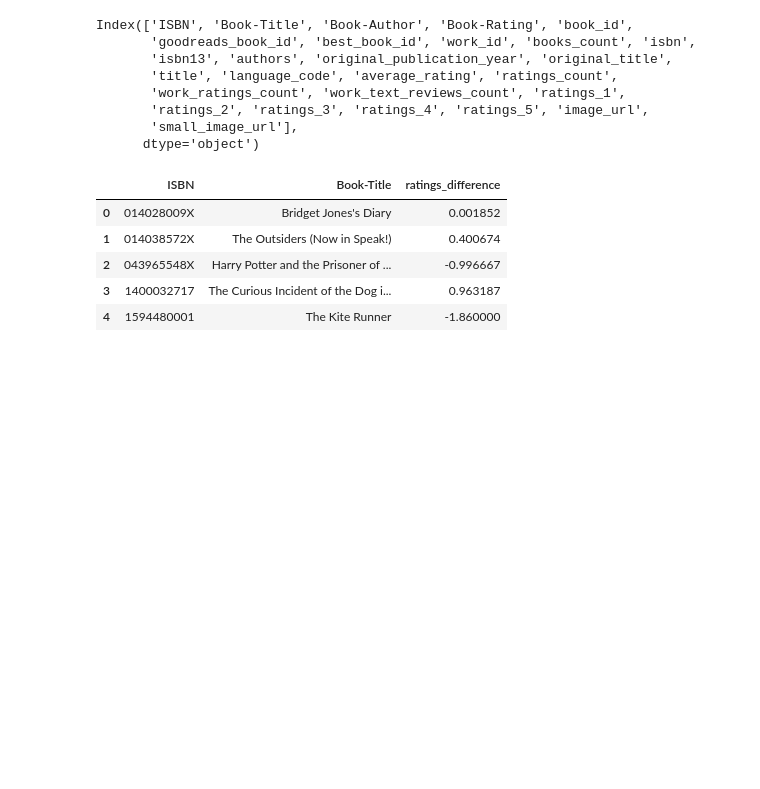
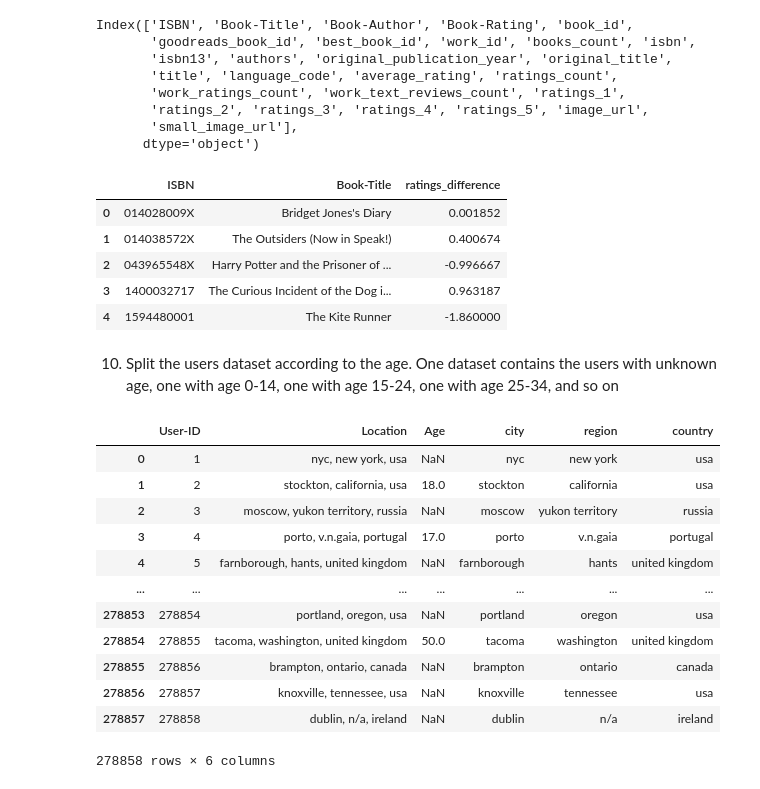
Before and after one commit to corinnastrada/pandas_uni_project, a Jupyter notebook: script_progetto.ipynb, the cells around one changed output. Saved outputs shown, nothing was run; the diff lists cells and outputs as text; code cells hidden in the pictures; blank space fills up the shorter version.

```diff
--- a/script_progetto.ipynb
+++ b/script_progetto.ipynb
@@ -464,3 +464,21 @@ intersected_books_1[['ISBN','Book-Title', 'ratings_difference' ]]
 | 2 | 043965548X | Harry Potter and the Prisoner of ... | -0.996667 |
 | 3 | 1400032717 | The Curious Incident of the Dog i... | 0.963187 |
 | 4 | 1594480001 | The Kite Runner | -1.860000 |
+# %% [markdown]
+10. Split the users dataset according to the age. One dataset contains the users with unknown age, one with age 0-14, one with age 15-24, one with age 25-34, and so on
+# %%
+users
+# %% [output]
+|  | User-ID | Location | Age | city | region | country |
+| 0 | 1 | nyc, new york, usa | NaN | nyc | new york | usa |
+| 1 | 2 | stockton, california, usa | 18.0 | stockton | california | usa |
+| 2 | 3 | moscow, yukon territory, russia | NaN | moscow | yukon territory | russia |
+| 3 | 4 | porto, v.n.gaia, portugal | 17.0 | porto | v.n.gaia | portugal |
+| 4 | 5 | farnborough, hants, united kingdom | NaN | farnborough | hants | united kingdom |
+| ... | ... | ... | ... | ... | ... | ... |
+| 278853 | 278854 | portland, oregon, usa | NaN | portland | oregon | usa |
+| 278854 | 278855 | tacoma, washington, united kingdom | 50.0 | tacoma | washington | united kingdom |
+| 278855 | 278856 | brampton, ontario, canada | NaN | brampton | ontario | canada |
+| 278856 | 278857 | knoxville, tennessee, usa | NaN | knoxville | tennessee | usa |
+| 278857 | 278858 | dublin, n/a, ireland | NaN | dublin | n/a | ireland |
+278858 rows × 6 columns
```
Also changed, not shown: parts of 15 cells of this notebook.
